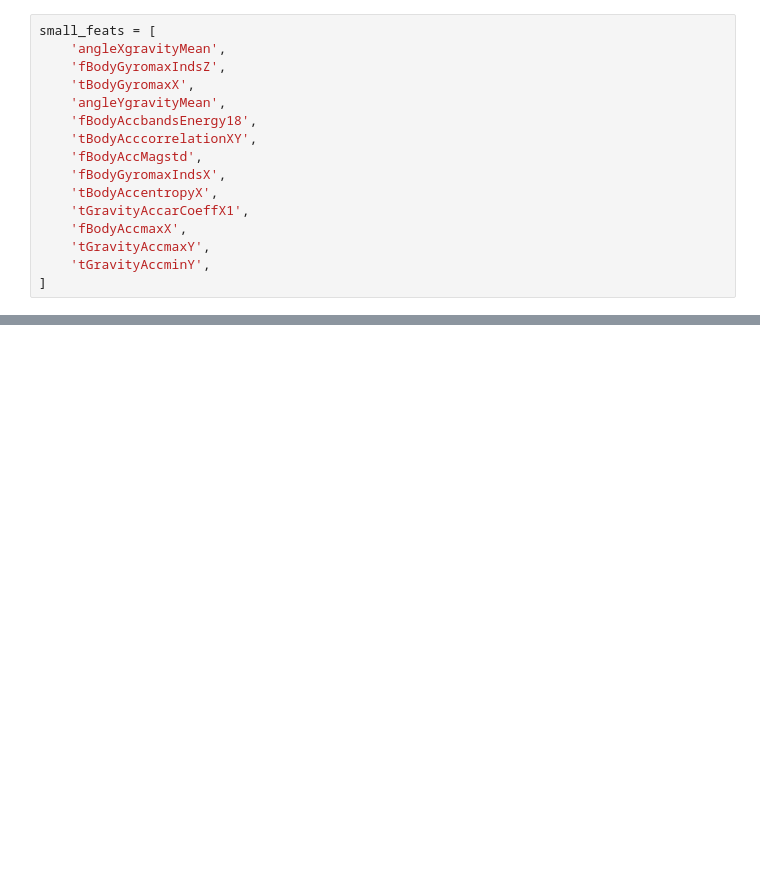
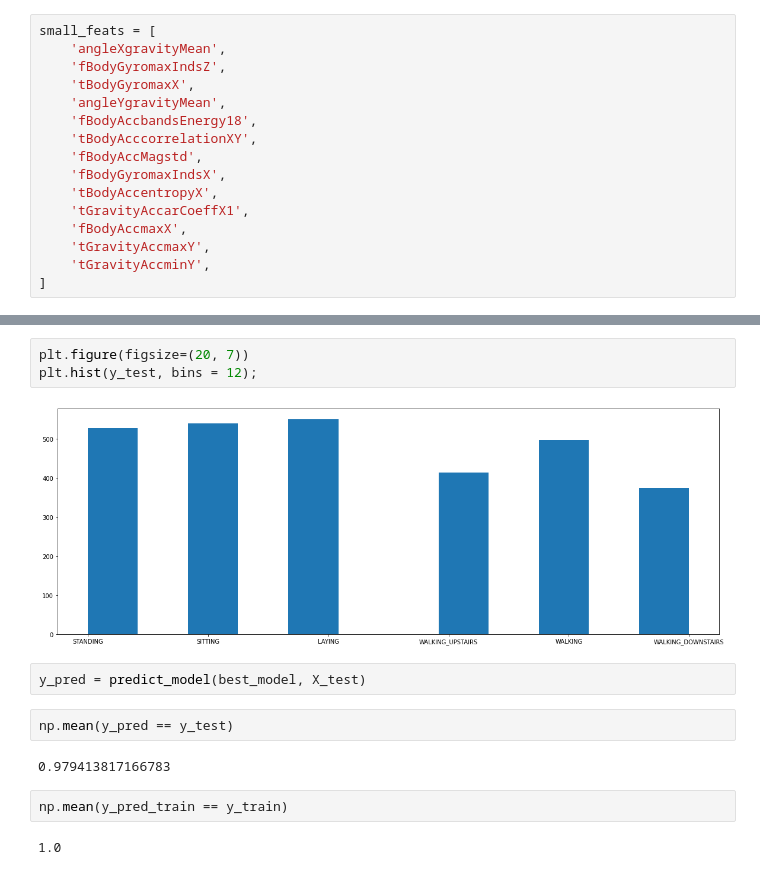
Before and after one commit to jedrzejd/Dla-mnie-dzia-a, a Jupyter notebook: preai.ipynb, the cells around one changed output, grey strips where cells are left out. Drawn from its saved outputs; the diff is of its cells as text; blank space fills up the shorter version.

```diff
--- a/preai.ipynb
+++ b/preai.ipynb
@@ -378,0 +497,15 @@ KeyboardInterrupt:
+# %%
+plt.figure(figsize=(20, 7))
+plt.hist(y_test, bins = 12);
+# %% [output]
+[figure, added]
+# %%
+y_pred = predict_model(best_model, X_test)
+# %%
+np.mean(y_pred == y_test)
+# %% [output]
+0.979413817166783
+# %%
+np.mean(y_pred_train == y_train)
+# %% [output]
+1.0
```
Also changed, not shown: parts of 28 cells of this notebook.
